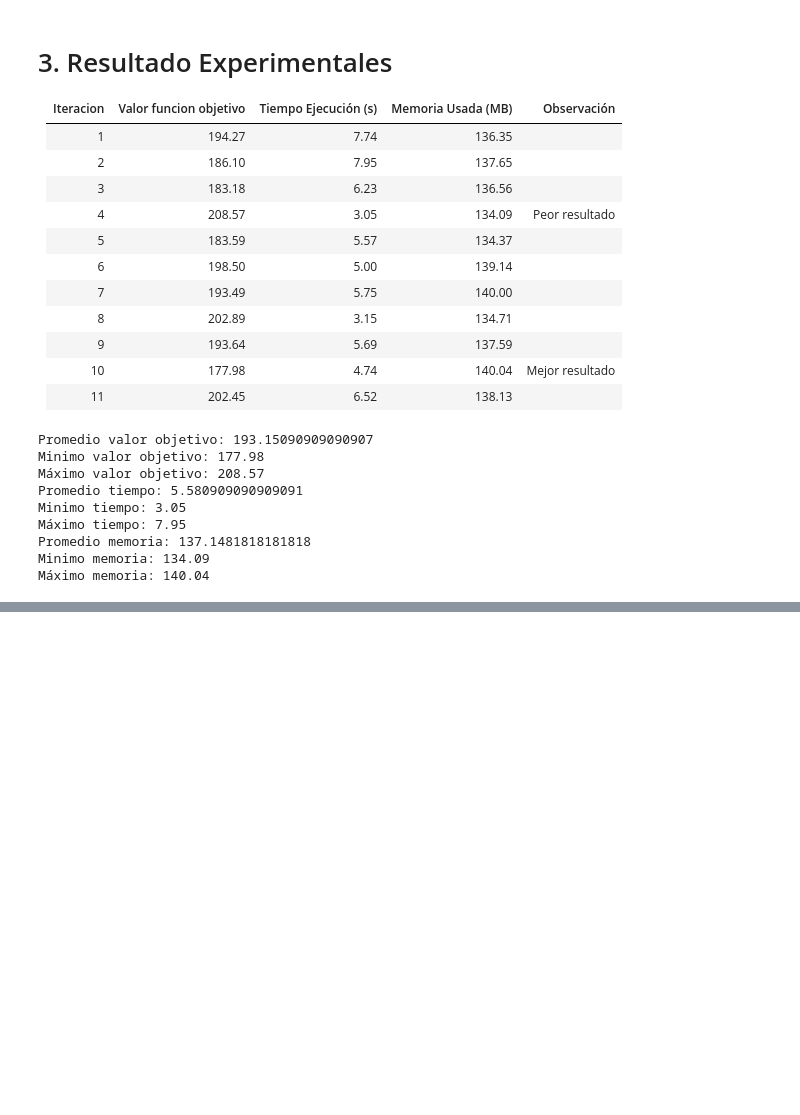
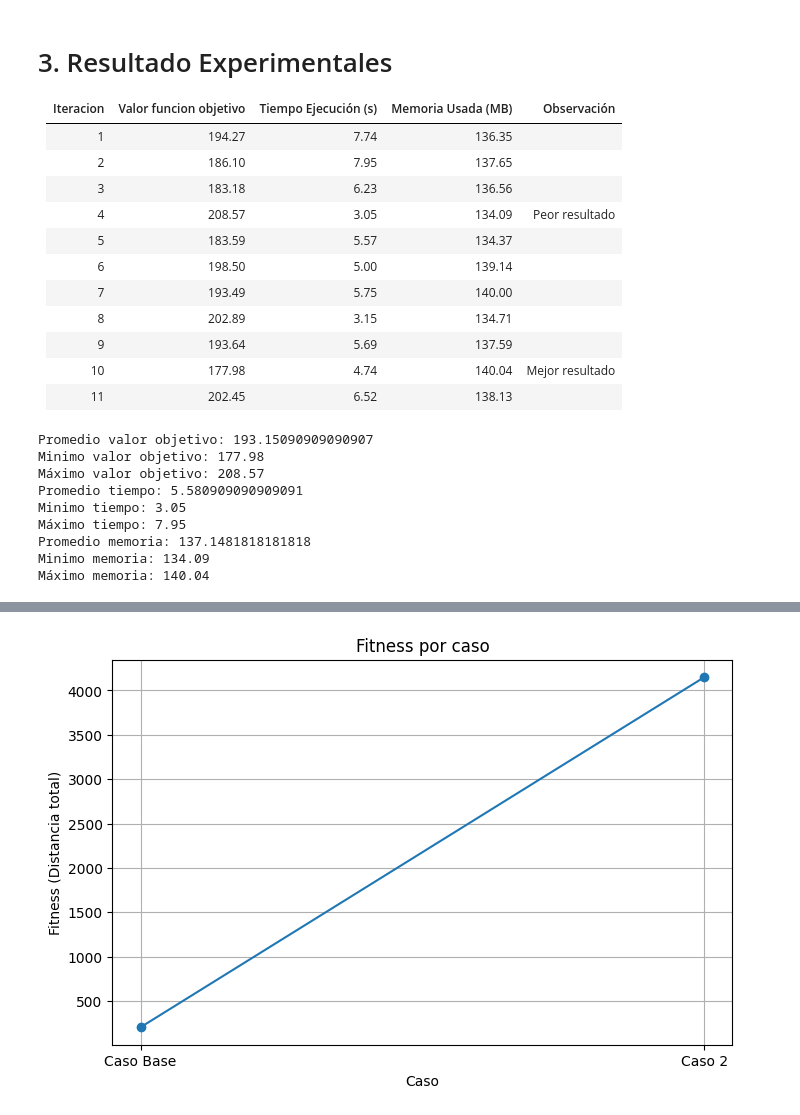
Before and after one commit to gabrielaeescobar/MOS-Proyecto-Etapa3, a Jupyter notebook: casoBaseGA.ipynb, the cells around one changed output, grey strips where cells are left out. Saved outputs shown, nothing was run; the diff lists cells and outputs as text; code cells hidden in the pictures; blank space fills up the shorter version.

Commit message:
faltan visualizaciones

```diff
--- a/casoBaseGA.ipynb
+++ b/casoBaseGA.ipynb
@@ -1000,0 +1041,16 @@ En resumen, la elección entre ambos enfoques debe depender de los objetivos esp
+# %%
+casos = {
+    "Caso Base": "Proyecto_Caso_Base",
+    "Caso 2": "Proyecto_C_Caso2",
+    "Caso 3": "Proyecto_C_Caso3"
+}
+
+resultados = []
+
+for nombre, carpeta in casos.items():
+    ruta = os.path.join(".", carpeta)
+    res = correr_ga_en_carpeta(nombre, ruta)
+    resultados.append(res)
+
+df_resultados = pd.DataFrame(resultados)
+df_resultados
@@ -1000,0 +1089,10 @@ En resumen, la elección entre ambos enfoques debe depender de los objetivos esp
+# %%
+plt.figure(figsize=(8, 5))
+plt.plot(df_resultados["caso"], df_resultados["fitness"], marker='o')
+plt.title("Fitness por caso")
+plt.ylabel("Fitness (Distancia total)")
+plt.xlabel("Caso")
+plt.grid()
+plt.show()
+# %% [output]
+[figure, added]
```
Also changed, not shown: parts of 8 cells of this notebook, 19 other files.
